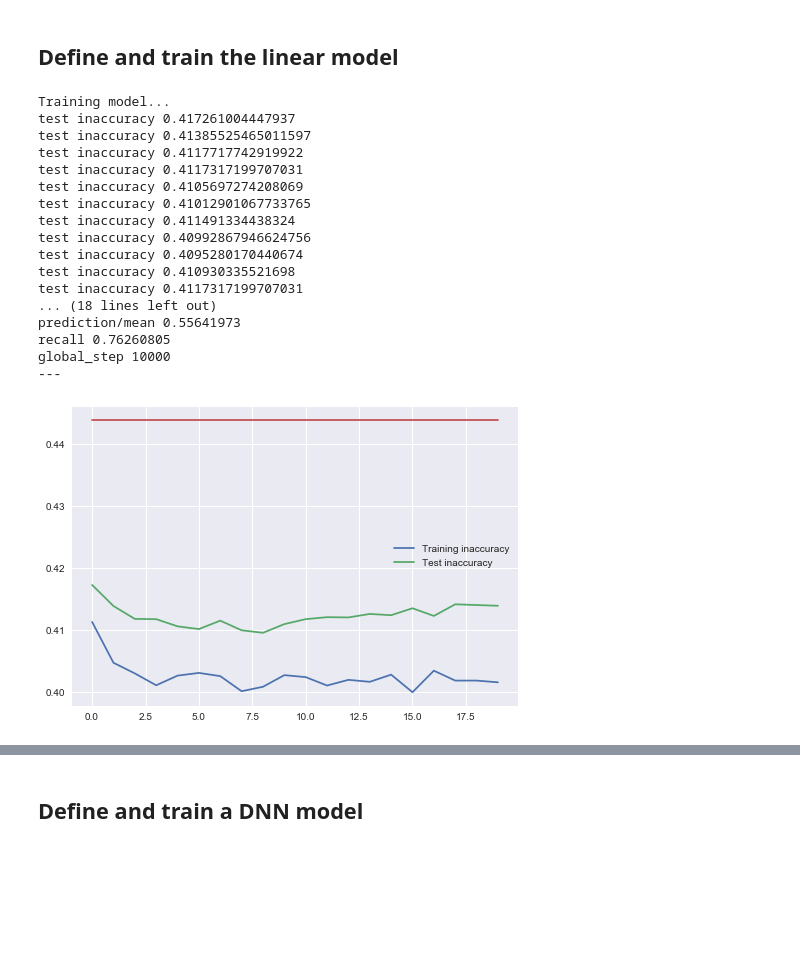
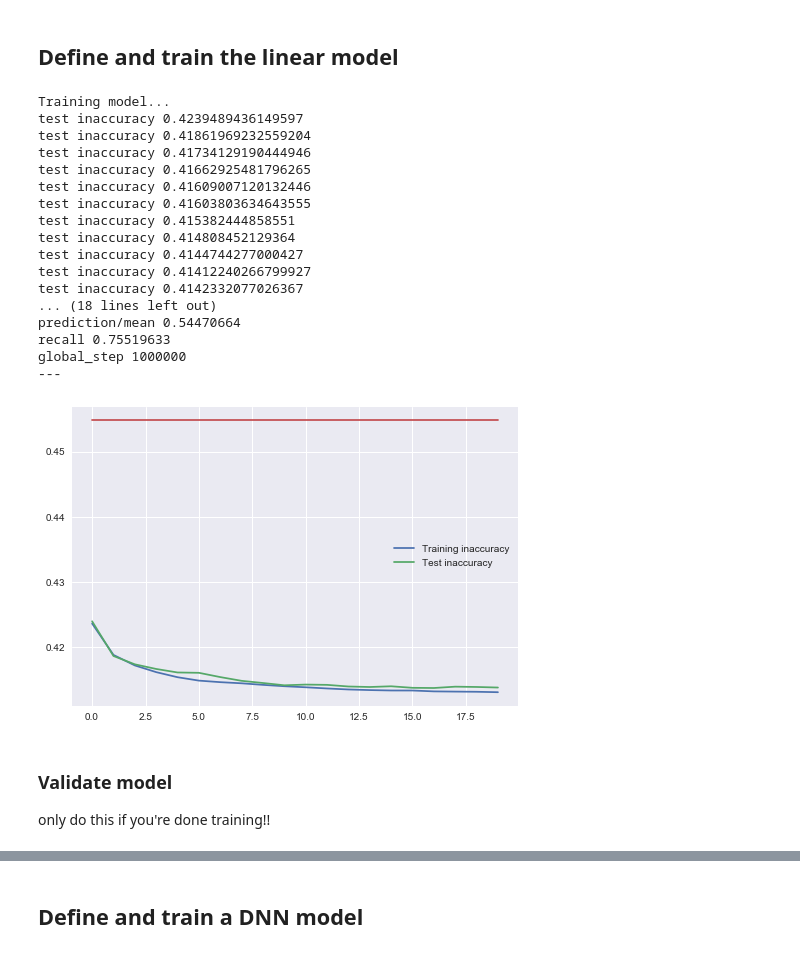
Before and after one commit to JoshEZiegler/MLProjects, a Jupyter notebook: Dota2Project/Dota2MachineLearning.ipynb, the cells around one changed output, grey strips where cells are left out. Cells and saved outputs as stored; diff of their text form; code cells hidden in the pictures; blank space fills up the shorter version.

```diff
--- a/Dota2Project/Dota2MachineLearning.ipynb
+++ b/Dota2Project/Dota2MachineLearning.ipynb
@@ -202,7 +202,7 @@ def train_linear_model(
 
     plt.plot(training_acc,label='Training inaccuracy')
     plt.plot(test_acc,label='Test inaccuracy')
-    plt.plot(1-evaluation_metrics['accuracy_baseline']*np.ones(periods))
+    plt.plot(1-evaluation_metrics['accuracy_baseline']*np.ones(periods),label='Inaccuracy_baseline')
     plt.legend()
     plt.show()
 
@@ -210,30 +210,33 @@ def train_linear_model(
 # %%
 training_file = os.path.join('dota2_training_data','dota2_training_data.tfrecords')
 test_file = os.path.join('dota2_test_data', 'dota2_test_data.tfrecords')
 
 trained_linear_model = train_linear_model(
-    learning_rate=0.03,
-    steps=10000,
-    batch_size=1000,
+    learning_rate=0.002,
+    steps=1e6,
+    batch_size=5000,
     feature_columns=construct_hero_categorical_columns(['radiant_heroes','dire_heroes']),
     training_file=training_file,
     test_file=test_file)
 # %% [output]
 Training model...
-test inaccuracy 0.417261004447937
-test inaccuracy 0.41385525465011597
-test inaccuracy 0.4117717742919922
-test inaccuracy 0.4117317199707031
-test inaccuracy 0.4105697274208069
-test inaccuracy 0.41012901067733765
-test inaccuracy 0.411491334438324
-test inaccuracy 0.40992867946624756
-test inaccuracy 0.4095280170440674
-test inaccuracy 0.410930335521698
-test inaccuracy 0.4117317199707031
+test inaccuracy 0.4239489436149597
+test inaccuracy 0.41861969232559204
+test inaccuracy 0.41734129190444946
+test inaccuracy 0.41662925481796265
+test inaccuracy 0.41609007120132446
+test inaccuracy 0.41603803634643555
+test inaccuracy 0.415382444858551
+test inaccuracy 0.414808452129364
+test inaccuracy 0.4144744277000427
+test inaccuracy 0.41412240266799927
+test inaccuracy 0.4142332077026367
 ... (18 lines left out)
-prediction/mean 0.55641973
-recall 0.76260805
-global_step 10000
+prediction/mean 0.54470664
+recall 0.75519633
+global_step 1000000
 ---
-[figure, old version]
+[figure, new version]
+# %% [markdown]
+### Validate model
+only do this if you're done training!!
```
Also changed, not shown: parts of 5 cells of this notebook, 13 other files.
